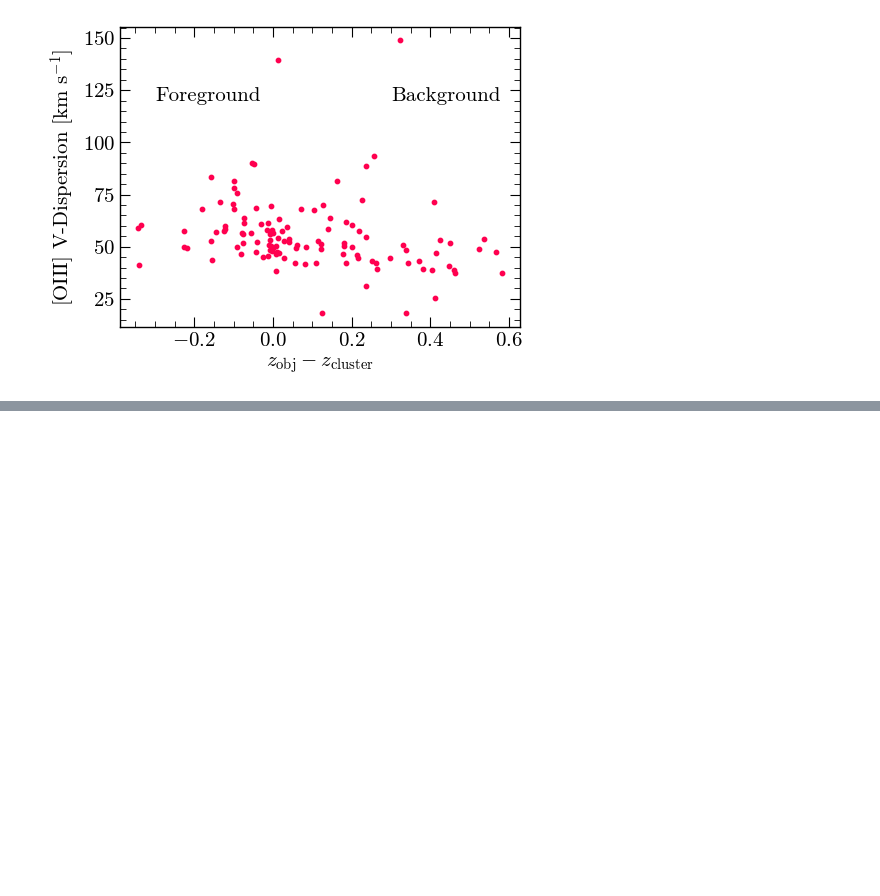
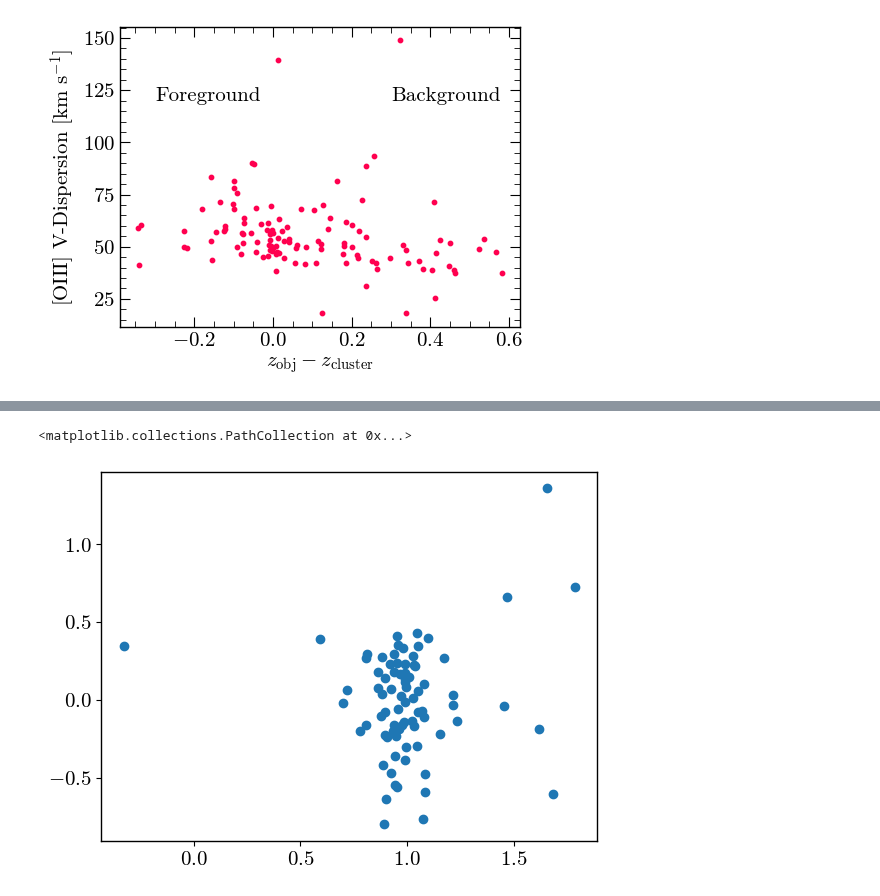
Before and after one commit to 0hardytom/eelgs, a Jupyter notebook: notebooks/week5-6/result_plotter.ipynb, the cells around one changed output, grey strips where cells are left out. Drawn from its saved outputs; the diff is of its cells as text; code cells hidden in the pictures; blank space fills up the shorter version.

```diff
--- a/notebooks/week5-6/result_plotter.ipynb
+++ b/notebooks/week5-6/result_plotter.ipynb
@@ -260,0 +305,8 @@ fig, ax =
+# %%
+o23 = (tab['oii3729_flux'])/(tab['oiii5007_flux'])
+o23_err = np.log10(o23)*np.sqrt( ((tab['oii3729_flux_err'])/tab['oii3729_flux'])**2 + ((tab['oiii5007_flux_err'])/(tab['oiii5007_flux']))**2)
+# %%
+plt.scatter(np.log10(tab['R23']),np.log10(o23))
+# %% [output]
+<matplotlib.collections.PathCollection at 0x...>
+[figure, added]
```
Also changed, not shown: parts of 4 cells of this notebook, 2 other files.
